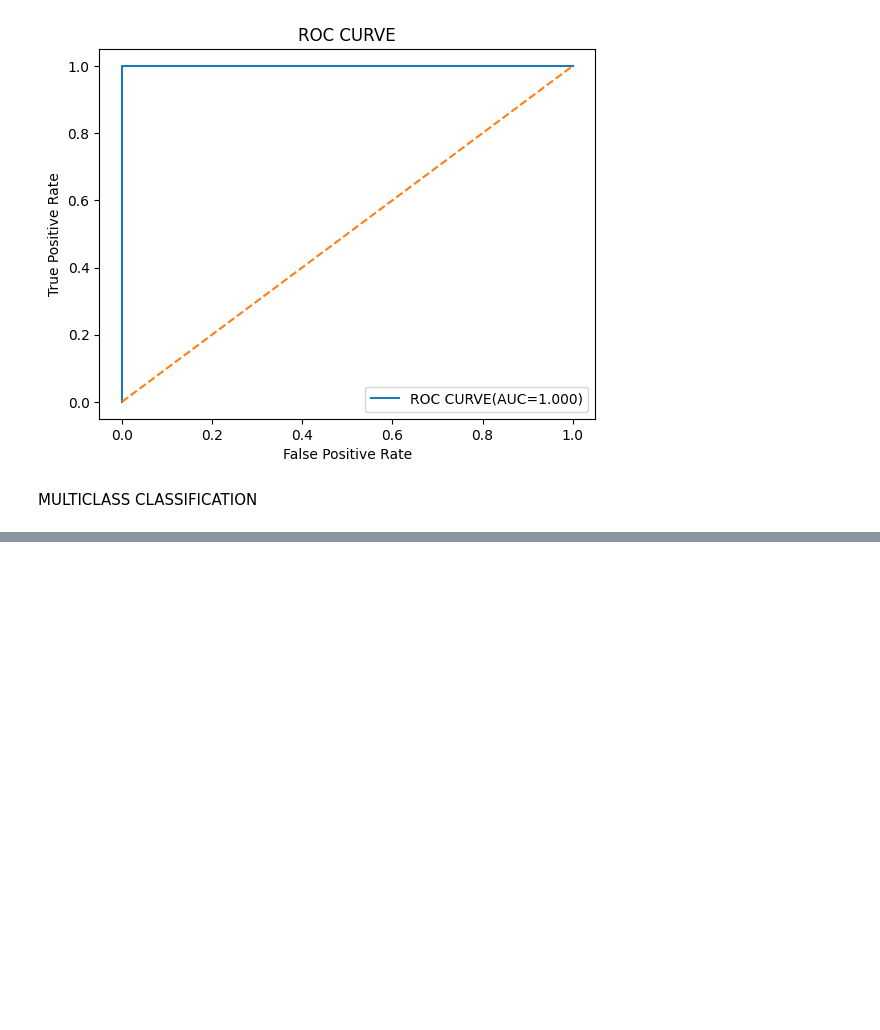
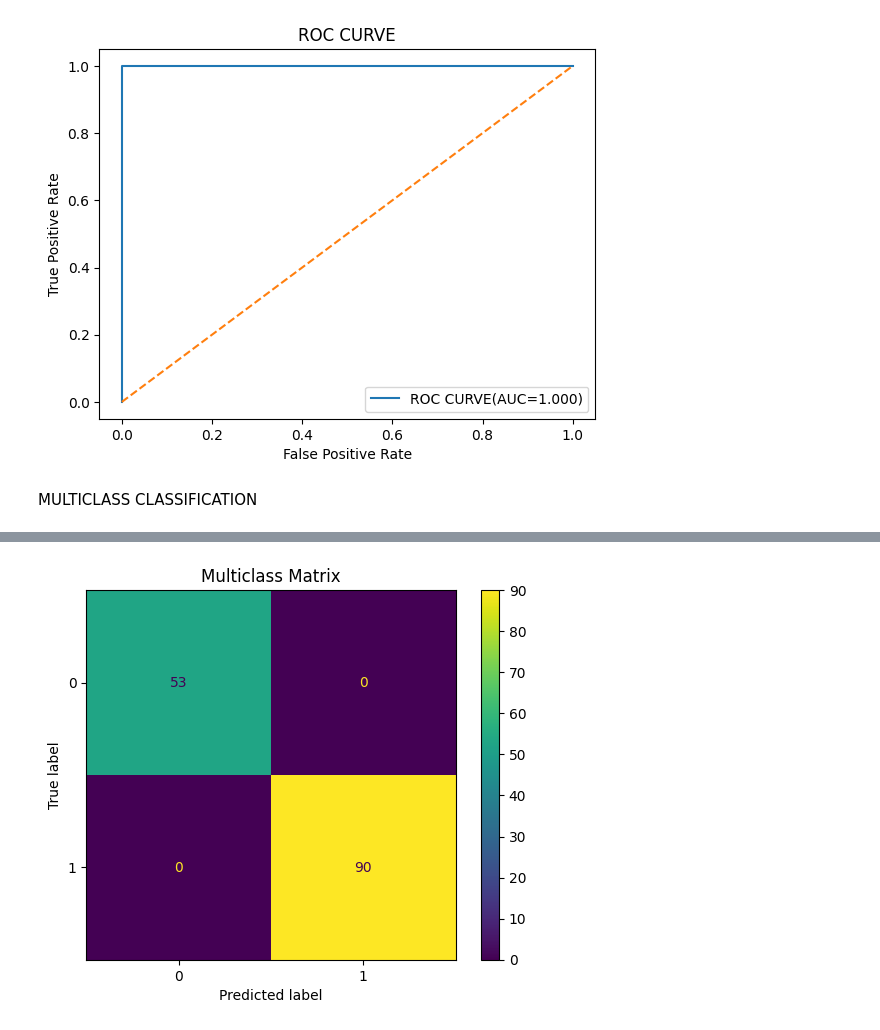
Before and after one commit to anmolS-1104/SML, a Jupyter notebook: SML /Exp7/Exp7 part2.ipynb, the cells around one changed output, grey strips where cells are left out. Drawn from its saved outputs; the diff is of its cells as text; code cells hidden in the pictures; blank space fills up the shorter version.

```diff
--- a/SML /Exp7/Exp7 part2.ipynb
+++ b/SML /Exp7/Exp7 part2.ipynb
@@ -167,17 +168,35 @@ y = df.iloc[:,-1]
 # %%
 from sklearn.model_selection import train_test_split
-X_train,X_test,y_train,y_test = train_test_split(X,y,test_size=0.25,random_state=42)
+X_train,X_test,y_train,y_test = train_test_split(X,y,test_size=0.25,random_state=42,stratify=y)
 # %%
+from sklearn.preprocessing import StandardScaler
 sc = StandardScaler()
-X_train= sc.fit_transform(X_train)
-X_test= sc.transform(X_test)
+X_train_scaled= sc.fit_transform(X_train)
+X_test_scaled= sc.transform(X_test)
 # %%
 from sklearn.linear_model import LogisticRegression
+from sklearn.model_selection import GridSearchCV
+import numpy as np
 
-model = LogisticRegression(
+# Initialize with penalty='elasticnet' to allow l1_ratio to work
+# 'saga' is the only solver that supports the full l1_ratio range
+classifier = LogisticRegression(penalty='elasticnet', solver='saga', max_iter=5000)
 
-    solver = 'lbfgs',
-    max_iter=1000
-)
-model.fit(X_train,y_train)
+parameter = [
+    {
+        # This covers L1, L2, and everything in between (ElasticNet)
+        'l1_ratio': [0.0, 0.5, 1.0],
+        'C': [0.1, 1, 10]
+    },
+    {
+        # If you specifically need 'liblinear' (which doesn't use l1_ratio)
+        # you can still define it separately like this:
+        'penalty': ['l1', 'l2'],
+        'solver': ['liblinear'],
+        'C': [0.1, 1, 10]
+    }
+]
+
+grid = GridSearchCV(classifier, param_grid=parameter, cv=5)
+grid.fit(X_train_scaled, y_train)
 # %% [output]
@@ -184,0 +209,3 @@ ValueError: Unknown label type: continuous. Maybe you are trying to fit a classi
+# %%
+best_model = grid.best_estimator_
+y_pred = best_model.predict(X_test_scaled)
@@ -184,0 +232,8 @@ ValueError: Unknown label type: continuous. Maybe you are trying to fit a classi
+# %%
+cm = confusion_matrix(y_test,y_pred)
+disp = ConfusionMatrixDisplay(confusion_matrix=cm,display_labels=le.classes_)
+disp.plot()
+plt.title('Multiclass Matrix')
+plt.show()
+# %% [output]
+[figure, added]
```
Also changed, not shown: parts of 12 cells of this notebook, 1 other file.
